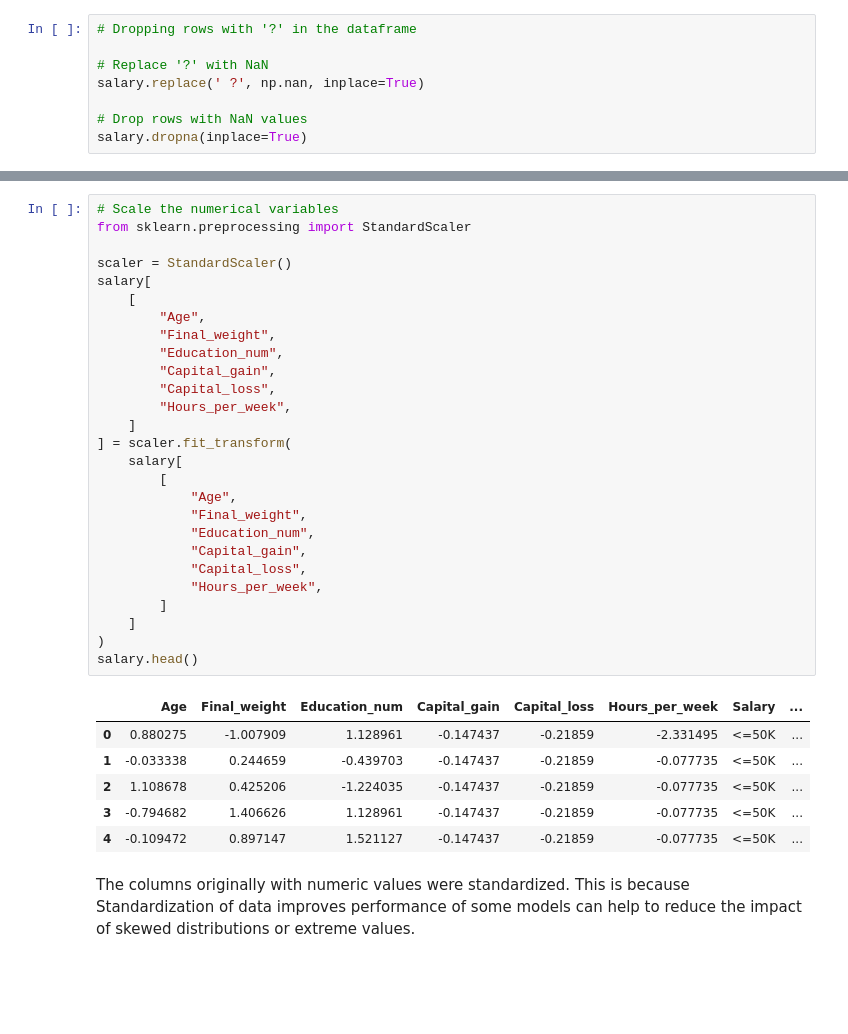
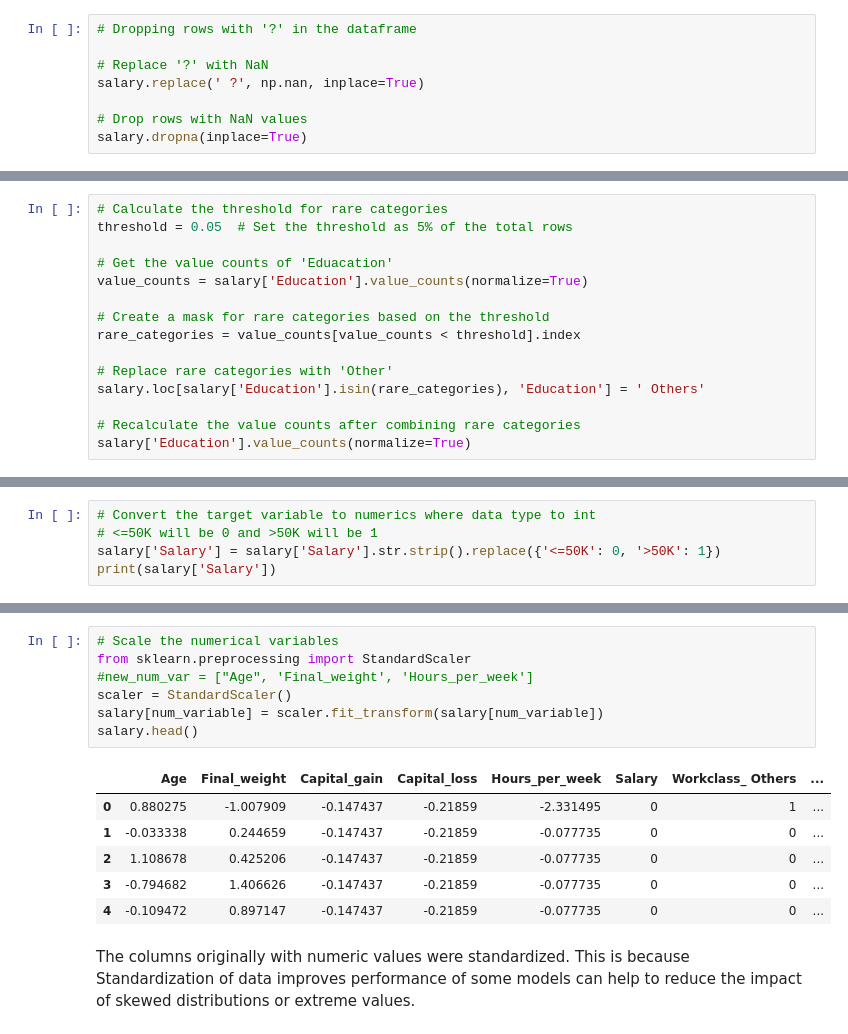
Before and after one commit to Valerie-Osawe/Stutern, a Jupyter notebook: Assignment_7.ipynb, the cells around one changed output, grey strips where cells are left out. Saved outputs shown, nothing was run; the diff lists cells and outputs as text; blank space fills up the shorter version.

```diff
--- a/Assignment_7.ipynb
+++ b/Assignment_7.ipynb
@@ -131,0 +298,15 @@ salary.dropna(inplace=True)
+# %%
+# Calculate the threshold for rare categories
+threshold = 0.05  # Set the threshold as 5% of the total rows
+
+# Get the value counts of 'Eduacation'
+value_counts = salary['Education'].value_counts(normalize=True)
+
+# Create a mask for rare categories based on the threshold
+rare_categories = value_counts[value_counts < threshold].index
+
+# Replace rare categories with 'Other'
+salary.loc[salary['Education'].isin(rare_categories), 'Education'] = ' Others'
+
+# Recalculate the value counts after combining rare categories
+salary['Education'].value_counts(normalize=True)
@@ -138,0 +327,5 @@ Name: Salary, dtype: int64
+# %%
+# Convert the target variable to numerics where data type to int
+# <=50K will be 0 and >50K will be 1
+salary['Salary'] = salary['Salary'].str.strip().replace({'<=50K': 0, '>50K': 1})
+print(salary['Salary'])
@@ -164,36 +443,16 @@ salary.head()
 # %%
 # Scale the numerical variables
 from sklearn.preprocessing import StandardScaler
-
+#new_num_var = ["Age", 'Final_weight', 'Hours_per_week']
 scaler = StandardScaler()
-salary[
-    [
-        "Age",
-        "Final_weight",
-        "Education_num",
-        "Capital_gain",
-        "Capital_loss",
-        "Hours_per_week",
-    ]
-] = scaler.fit_transform(
-    salary[
-        [
-            "Age",
-            "Final_weight",
-            "Education_num",
-            "Capital_gain",
-            "Capital_loss",
-            "Hours_per_week",
-        ]
-    ]
-)
+salary[num_variable] = scaler.fit_transform(salary[num_variable])
 salary.head()
 # %% [output]
-|  | Age | Final_weight | Education_num | Capital_gain | Capital_loss | Hours_per_week | Salary | ... |
-| 0 | 0.880275 | -1.007909 | 1.128961 | -0.147437 | -0.21859 | -2.331495 | <=50K | ... |
-| 1 | -0.033338 | 0.244659 | -0.439703 | -0.147437 | -0.21859 | -0.077735 | <=50K | ... |
-| 2 | 1.108678 | 0.425206 | -1.224035 | -0.147437 | -0.21859 | -0.077735 | <=50K | ... |
-| 3 | -0.794682 | 1.406626 | 1.128961 | -0.147437 | -0.21859 | -0.077735 | <=50K | ... |
-| 4 | -0.109472 | 0.897147 | 1.521127 | -0.147437 | -0.21859 | -0.077735 | <=50K | ... |
+|  | Age | Final_weight | Capital_gain | Capital_loss | Hours_per_week | Salary | Workclass_ Others | ... |
+| 0 | 0.880275 | -1.007909 | -0.147437 | -0.21859 | -2.331495 | 0 | 1 | ... |
+| 1 | -0.033338 | 0.244659 | -0.147437 | -0.21859 | -0.077735 | 0 | 0 | ... |
+| 2 | 1.108678 | 0.425206 | -0.147437 | -0.21859 | -0.077735 | 0 | 0 | ... |
+| 3 | -0.794682 | 1.406626 | -0.147437 | -0.21859 | -0.077735 | 0 | 0 | ... |
+| 4 | -0.109472 | 0.897147 | -0.147437 | -0.21859 | -0.077735 | 0 | 0 | ... |
 # %% [markdown]
 The columns originally with numeric values were standardized. This is because Standardization of data improves performance of some models  can help to reduce the impact of skewed distributions or extreme values.
```
Also changed, not shown: parts of 52 cells of this notebook.
